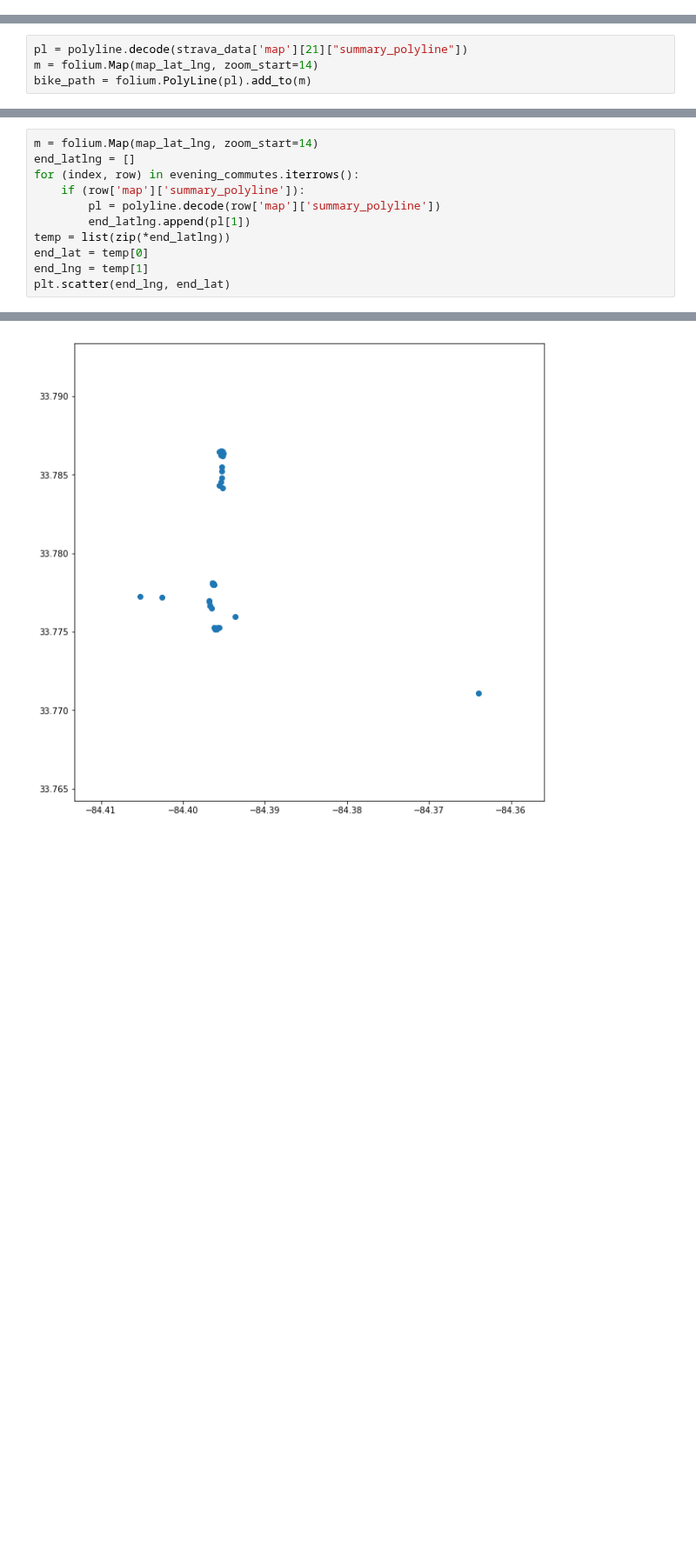
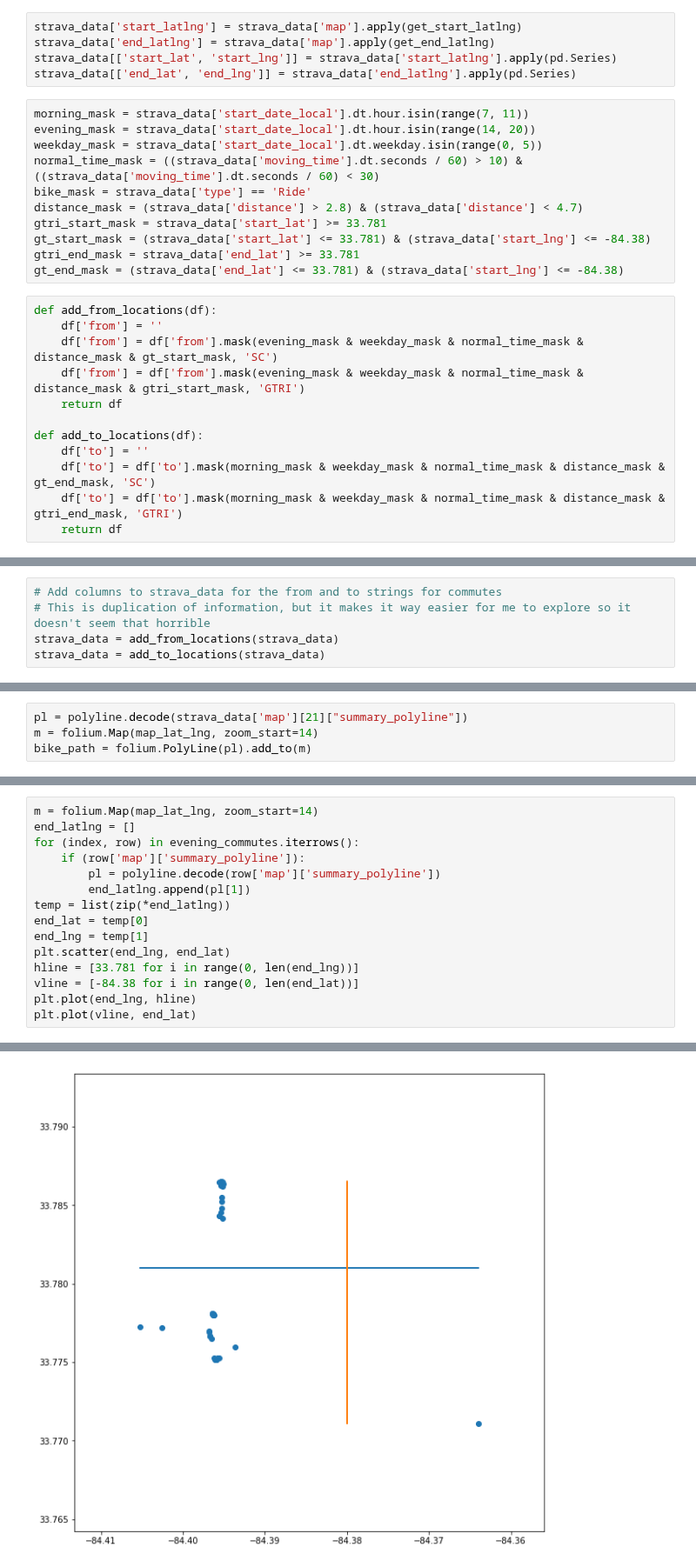
Before and after one commit to gtcooke94/commute_analysis, a Jupyter notebook: analysis.ipynb, the cells around one changed output, grey strips where cells are left out. Shown at 87% size. Drawn from its saved outputs; the diff is of its cells as text; blank space fills up the shorter version.

```diff
--- a/analysis.ipynb
+++ b/analysis.ipynb
@@ -95,0 +98,28 @@ def plot_polylines(df):
+# %%
+strava_data['start_latlng'] = strava_data['map'].apply(get_start_latlng)
+strava_data['end_latlng'] = strava_data['map'].apply(get_end_latlng)
+strava_data[['start_lat', 'start_lng']] = strava_data['start_latlng'].apply(pd.Series)
+strava_data[['end_lat', 'end_lng']] = strava_data['end_latlng'].apply(pd.Series)
+# %%
+morning_mask = strava_data['start_date_local'].dt.hour.isin(range(7, 11))
+evening_mask = strava_data['start_date_local'].dt.hour.isin(range(14, 20))
+weekday_mask = strava_data['start_date_local'].dt.weekday.isin(range(0, 5))
+normal_time_mask = ((strava_data['moving_time'].dt.seconds / 60) > 10) & ((strava_data['moving_time'].dt.seconds / 60) < 30)
+bike_mask = strava_data['type'] == 'Ride'
+distance_mask = (strava_data['distance'] > 2.8) & (strava_data['distance'] < 4.7)
+gtri_start_mask = strava_data['start_lat'] >= 33.781
+gt_start_mask = (strava_data['start_lat'] <= 33.781) & (strava_data['start_lng'] <= -84.38)
+gtri_end_mask = strava_data['end_lat'] >= 33.781
+gt_end_mask = (strava_data['end_lat'] <= 33.781) & (strava_data['start_lng'] <= -84.38)
+# %%
+def add_from_locations(df):
+    df['from'] = ''
+    df['from'] = df['from'].mask(evening_mask & weekday_mask & normal_time_mask & distance_mask & gt_start_mask, 'SC')
+    df['from'] = df['from'].mask(evening_mask & weekday_mask & normal_time_mask & distance_mask & gtri_start_mask, 'GTRI')
+    return df
+
+def add_to_locations(df):
+    df['to'] = ''
+    df['to'] = df['to'].mask(morning_mask & weekday_mask & normal_time_mask & distance_mask & gt_end_mask, 'SC')
+    df['to'] = df['to'].mask(morning_mask & weekday_mask & normal_time_mask & distance_mask & gtri_end_mask, 'GTRI')
+    return df
@@ -96,3 +129,8 @@ def plot_polylines(df):
+# %%
+# Add columns to strava_data for the from and to strings for commutes
+# This is duplication of information, but it makes it way easier for me to explore so it doesn't seem that horrible
+strava_data = add_from_locations(strava_data)
+strava_data = add_to_locations(strava_data)
 # %%
 to_plot = prepare_for_plotting(morning_commutes)
 plt.subplot(221)
@@ -201,4 +236,8 @@ temp = list(zip(*end_latlng))
 end_lat = temp[0]
 end_lng = temp[1]
 plt.scatter(end_lng, end_lat)
+hline = [33.781 for i in range(0, len(end_lng))]
+vline = [-84.38 for i in range(0, len(end_lat))]
+plt.plot(end_lng, hline)
+plt.plot(vline, end_lat)
 # %% [output]
@@ -206 +245 @@ plt.scatter(end_lng, end_lat)
-[figure, old version]
+[figure, new version]
```
Also changed, not shown: parts of 13 cells of this notebook.
